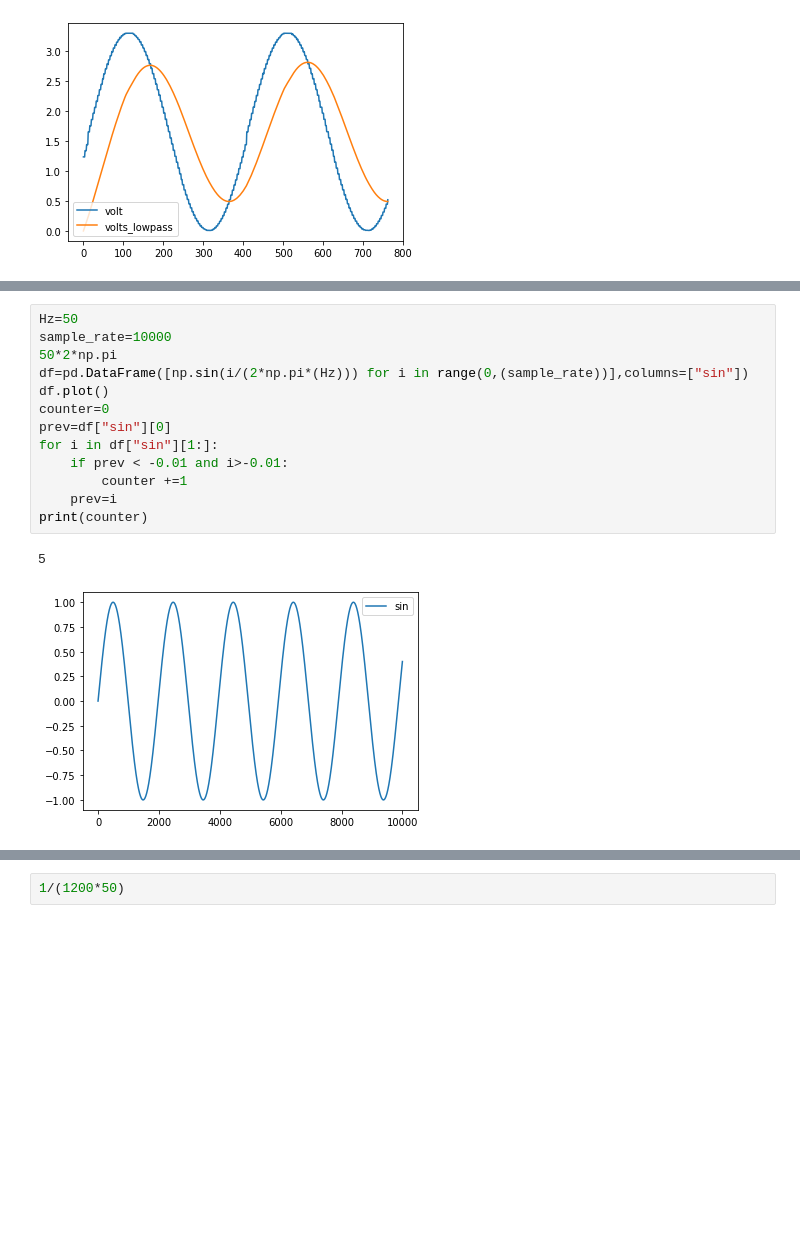
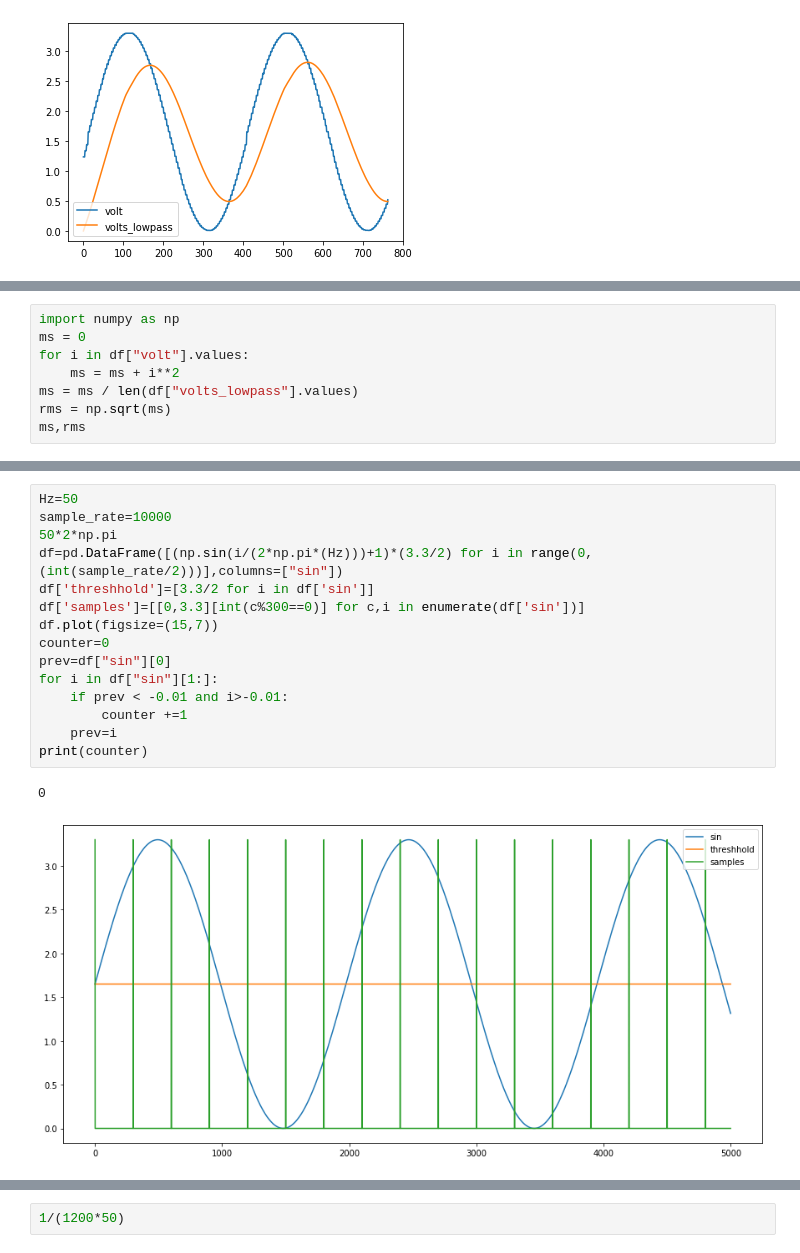
Before and after one commit to StefanNa/mkr1000_smart_grid, a Jupyter notebook: playing_with_data_in_python.ipynb, the cells around one changed output, grey strips where cells are left out. Drawn from its saved outputs; the diff is of its cells as text; blank space fills up the shorter version.

```diff
--- a/playing_with_data_in_python.ipynb
+++ b/playing_with_data_in_python.ipynb
@@ -43,0 +29,8 @@ Name: alpha, Length: 763, dtype: float64>
+# %%
+import numpy as np
+ms = 0
+for i in df["volt"].values:
+    ms = ms + i**2
+ms = ms / len(df["volts_lowpass"].values)
+rms = np.sqrt(ms)
+ms,rms
@@ -48,16 +43,18 @@ np.random.normal(0)/10
 # %%
 Hz=50
 sample_rate=10000
 50*2*np.pi
-df=pd.DataFrame([np.sin(i/(2*np.pi*(Hz))) for i in range(0,(sample_rate))],columns=["sin"])
-df.plot()
+df=pd.DataFrame([(np.sin(i/(2*np.pi*(Hz)))+1)*(3.3/2) for i in range(0,(int(sample_rate/2)))],columns=["sin"])
+df['threshhold']=[3.3/2 for i in df['sin']]
+df['samples']=[[0,3.3][int(c%300==0)] for c,i in enumerate(df['sin'])]
+df.plot(figsize=(15,7))
 counter=0
 prev=df["sin"][0]
 for i in df["sin"][1:]:
     if prev < -0.01 and i>-0.01:
         counter +=1
     prev=i
 print(counter)
 # %% [output]
-5
+0
-[figure, old version]
+[figure, new version]
```
Also changed, not shown: parts of 4 cells of this notebook, 4 other files.
